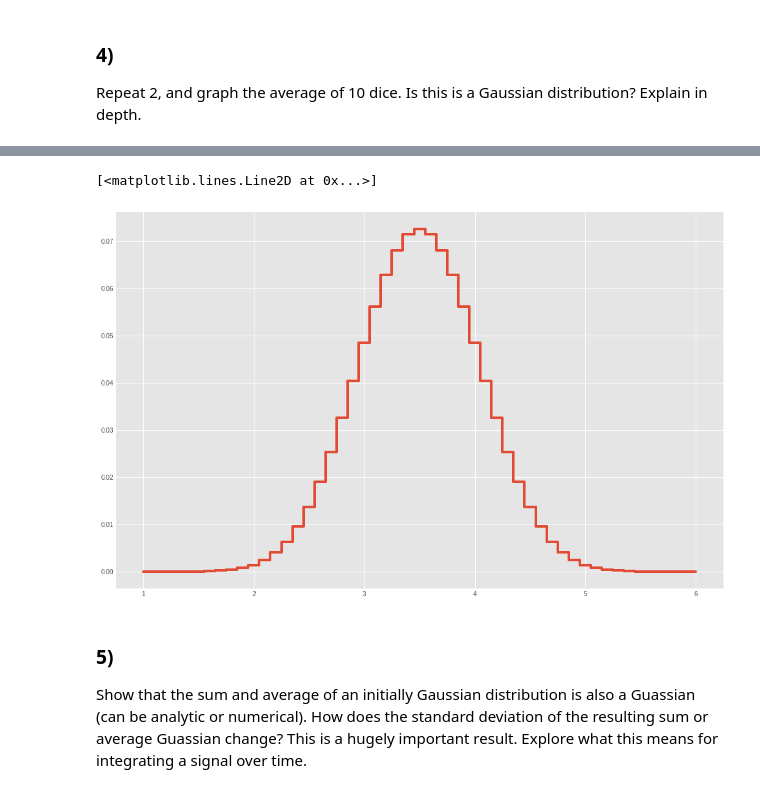
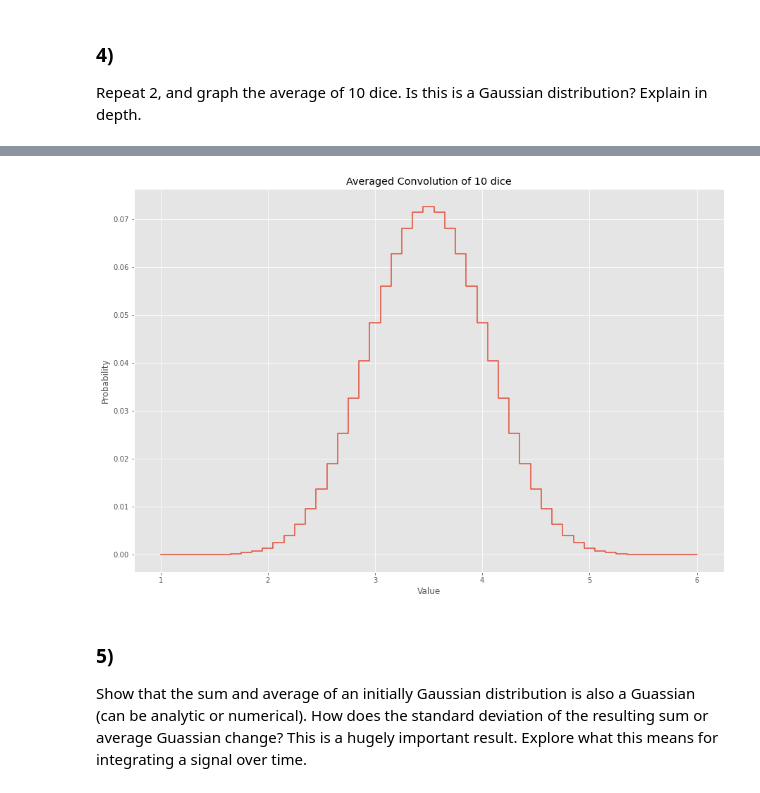
Before and after one commit to afspicciati/Phys-434, a Jupyter notebook: Homework2.ipynb, the cells around one changed output, grey strips where cells are left out. Saved outputs shown, nothing was run; the diff lists cells and outputs as text; code cells hidden in the pictures.

```diff
--- a/Homework2.ipynb
+++ b/Homework2.ipynb
@@ -87,16 +106,16 @@ array([1.65381717e-08, 1.65381717e-07, 9.09599443e-07, 3.63839777e-06,
 # %%
-plt.style.use('ggplot')
-
 plt.rcParams["figure.figsize"] = (15,10)
 fig, ax = plt.subplots(1, 1)
 plt.tick_params(labelsize = 10)
 
+ax.set_xlabel('Value',fontsize='large')
+ax.set_ylabel('Probability',fontsize='large')
+ax.set_title('Averaged Convolution of 10 dice')
+
 x = np.linspace(10,60,51)
-plt.step(x/10,convolution2,where='mid')
-#plt.vlines(35,0,max(convolution2)*1.05,linestyles = 'dashed',colors='r')
+plt.step(x/10,convolution2,where='mid');
 # %% [output]
-[<matplotlib.lines.Line2D at 0x...>]
-[figure, old version]
+[figure, new version]
 # %% [markdown]
 ### 5)
 Show that the sum and average of an initially Gaussian distribution is also a Guassian (can be analytic or numerical). How does the standard deviation of the resulting sum or average Guassian change? This is a hugely important result. Explore what this means for integrating a signal over time.
```
Also changed, not shown: parts of 11 cells of this notebook.
